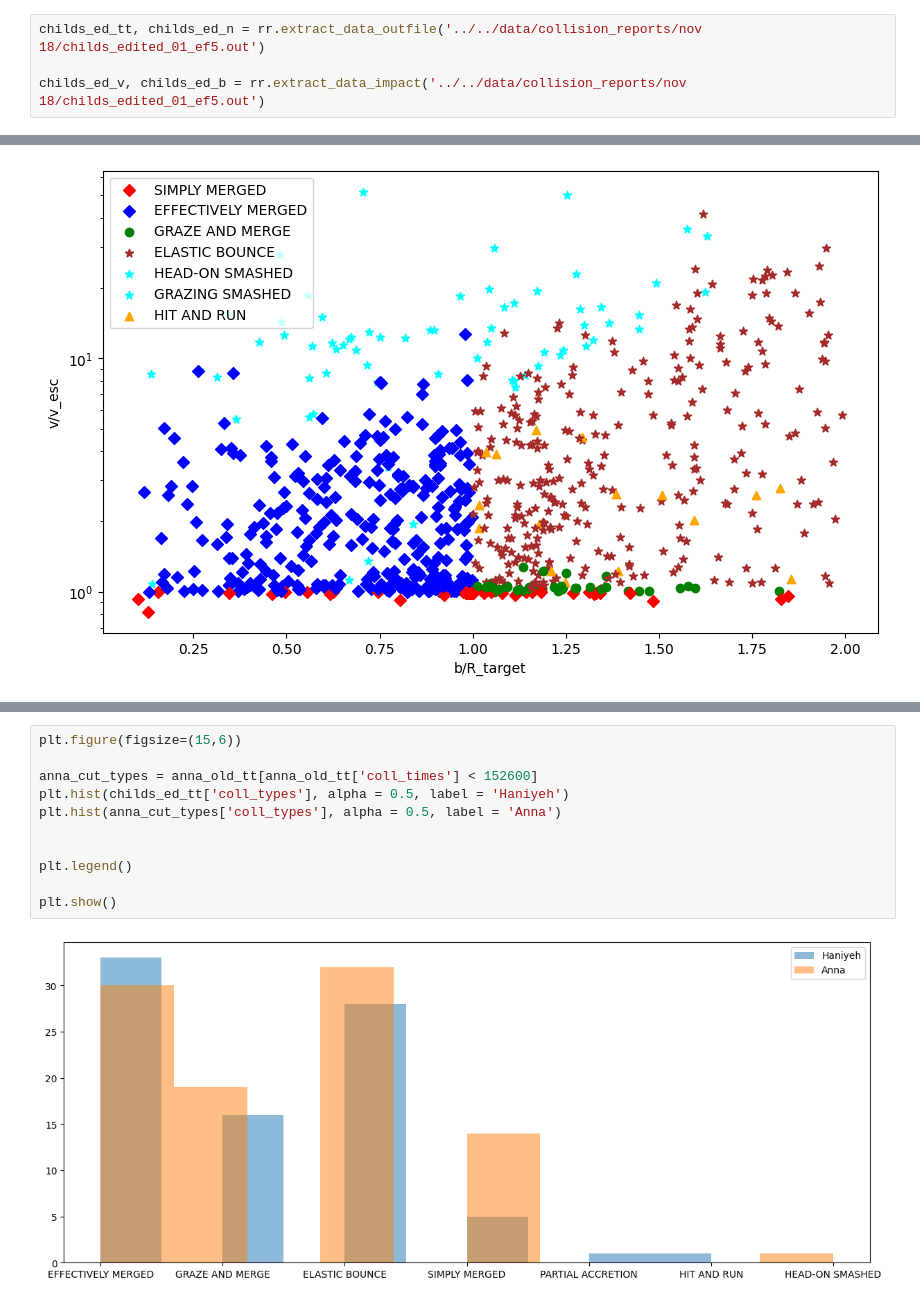
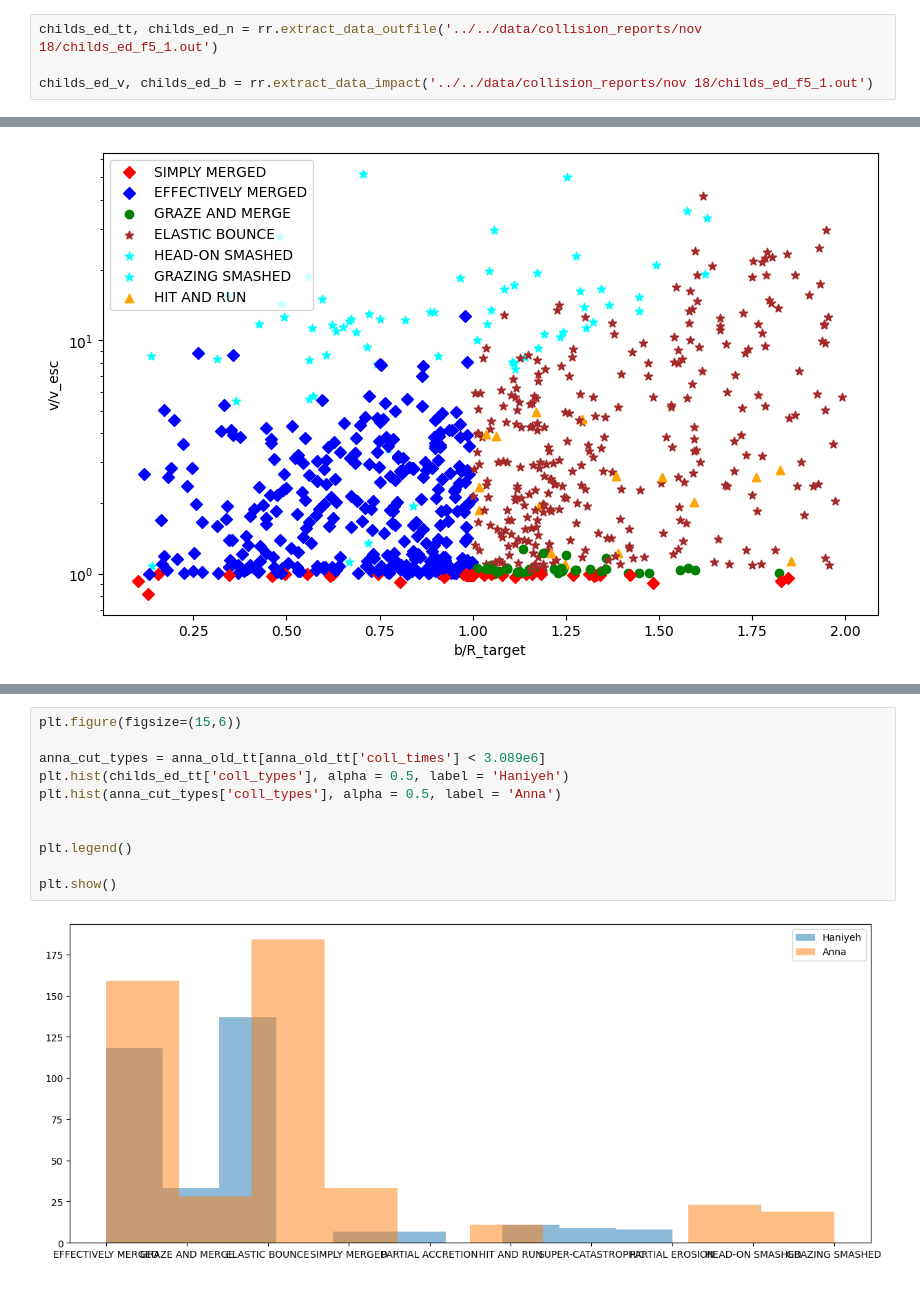
Before and after one commit to haniyehtajer/planetgarten, a Jupyter notebook: simulation_results/report_nov18.ipynb, the cells around one changed output, grey strips where cells are left out. Cells and saved outputs as stored; diff of their text form.

```diff
--- a/simulation_results/report_nov18.ipynb
+++ b/simulation_results/report_nov18.ipynb
@@ -203,9 +207,9 @@ plt.show()
 # %% [markdown]
 After changing the code for b
 # %%
-childs_ed_tt, childs_ed_n = rr.extract_data_outfile('../../data/collision_reports/nov 18/childs_edited_01_ef5.out')
+childs_ed_tt, childs_ed_n = rr.extract_data_outfile('../../data/collision_reports/nov 18/childs_ed_f5_1.out')
 
-childs_ed_v, childs_ed_b = rr.extract_data_impact('../../data/collision_reports/nov 18/childs_edited_01_ef5.out')
+childs_ed_v, childs_ed_b = rr.extract_data_impact('../../data/collision_reports/nov 18/childs_ed_f5_1.out')
 # %%
 rr.plot_b_v(childs_ed_b, childs_ed_v, childs_ed_tt['coll_types'])
 # %% [output]
@@ -255,13 +266,13 @@ plt.show()
 # %%
 plt.figure(figsize=(15,6))
 
-anna_cut_types = anna_old_tt[anna_old_tt['coll_times'] < 152600]
+anna_cut_types = anna_old_tt[anna_old_tt['coll_times'] < 3.089e6]
 plt.hist(childs_ed_tt['coll_types'], alpha = 0.5, label = 'Haniyeh')
 plt.hist(anna_cut_types['coll_types'], alpha = 0.5, label = 'Anna')
 
 
 plt.legend()
 
 plt.show()
 # %% [output]
-[figure, old version]
+[figure, new version]
```
Also changed, not shown: parts of 8 cells of this notebook, 8 other files.
